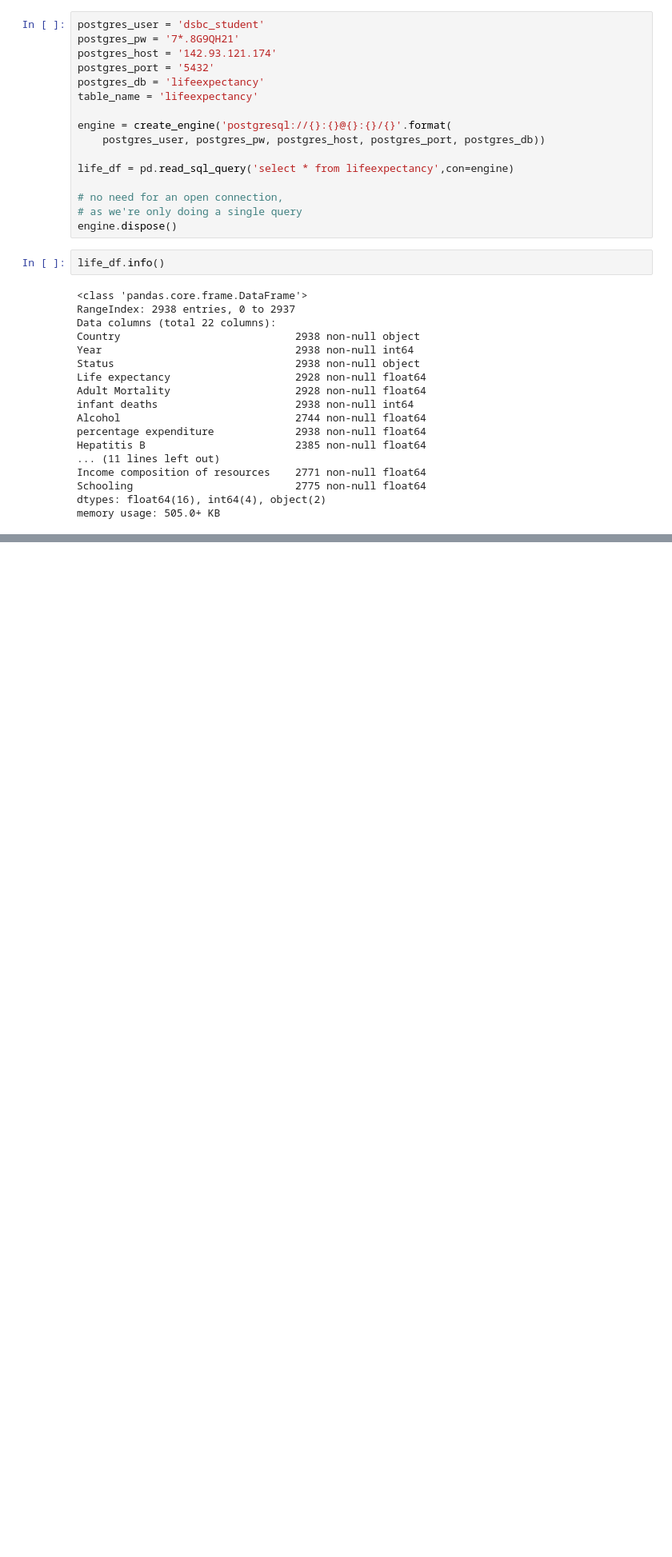
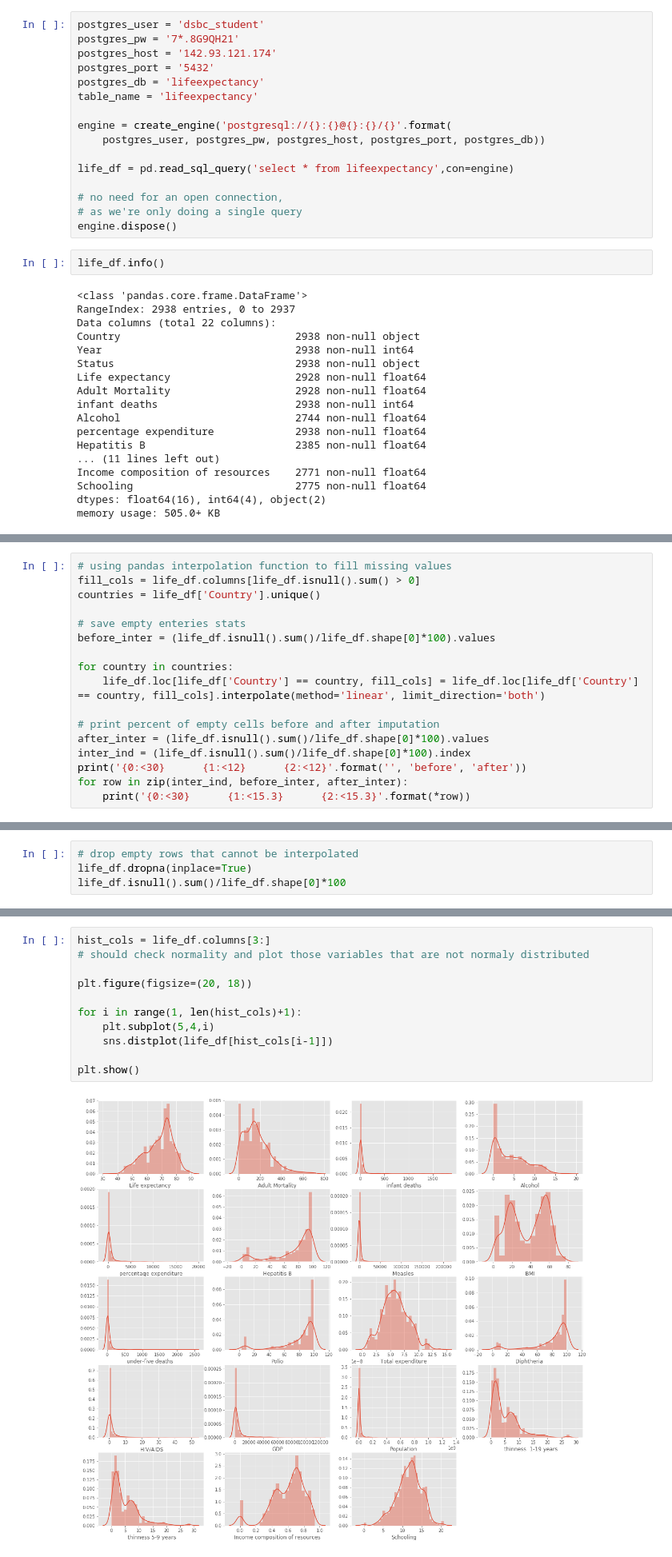
Before and after one commit to WAzaizeh/Main_Course, a Jupyter notebook: Model_preperation_challenge.ipynb, the cells around one changed output, grey strips where cells are left out. Shown: that part at 80% size. Drawn from its saved outputs; the diff is of its cells as text; blank space fills up the shorter version.

Commit message:
Interpolated missing data

```diff
--- a/Model_preperation_challenge.ipynb
+++ b/Model_preperation_challenge.ipynb
@@ -60,0 +80,17 @@ life_df.describe(include='all')
+# %%
+# using pandas interpolation function to fill missing values
+fill_cols = life_df.columns[life_df.isnull().sum() > 0]
+countries = life_df['Country'].unique()
+
+# save empty enteries stats
+before_inter = (life_df.isnull().sum()/life_df.shape[0]*100).values
+
+for country in countries:
+    life_df.loc[life_df['Country'] == country, fill_cols] = life_df.loc[life_df['Country'] == country, fill_cols].interpolate(method='linear', limit_direction='both')
+
+# print percent of empty cells before and after imputation
+after_inter = (life_df.isnull().sum()/life_df.shape[0]*100).values
+inter_ind = (life_df.isnull().sum()/life_df.shape[0]*100).index
+print('{0:<30}      {1:<12}      {2:<12}'.format('', 'before', 'after'))
+for row in zip(inter_ind, before_inter, after_inter):
+    print('{0:<30}      {1:<15.3}      {2:<15.3}'.format(*row))
@@ -60,0 +115,4 @@ life_df.describe(include='all')
+# %%
+# drop empty rows that cannot be interpolated
+life_df.dropna(inplace=True)
+life_df.isnull().sum()/life_df.shape[0]*100
@@ -60,0 +162,13 @@ life_df.describe(include='all')
+# %%
+hist_cols = life_df.columns[3:]
+# should check normality and plot those variables that are not normaly distributed
+
+plt.figure(figsize=(20, 18))
+
+for i in range(1, len(hist_cols)+1):
+    plt.subplot(5,4,i)
+    sns.distplot(life_df[hist_cols[i-1]])
+
+plt.show()
+# %% [output]
+[figure, added]
```
Also changed, not shown: parts of 6 cells of this notebook.
